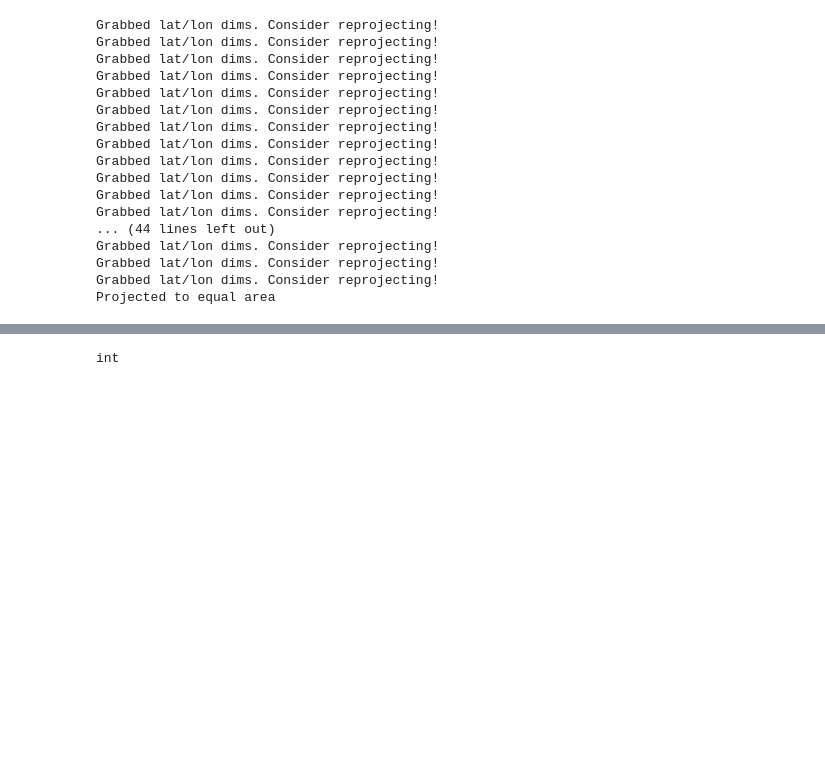
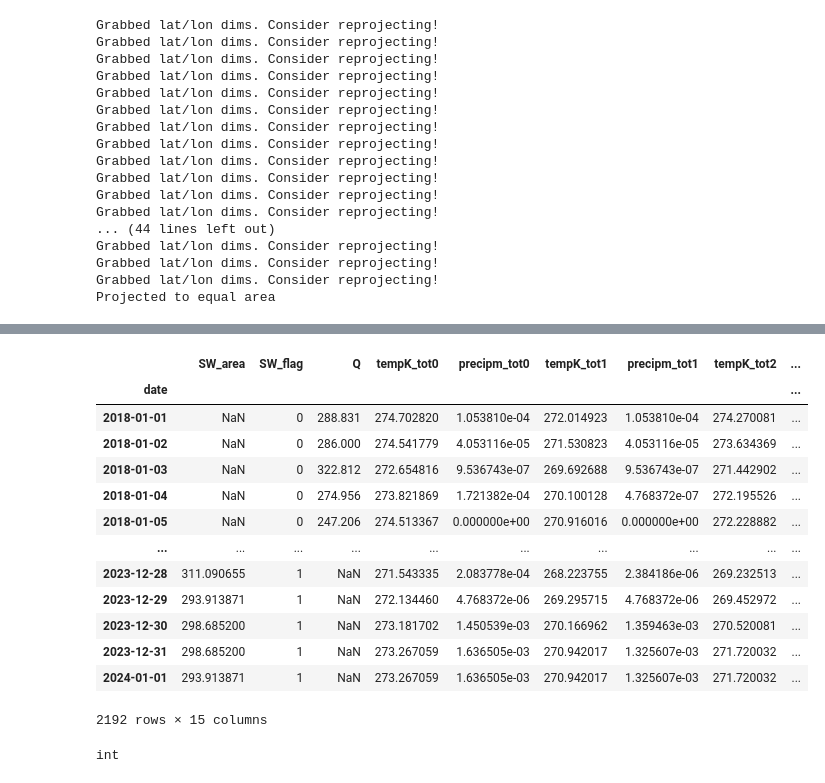
Before and after one commit to ascheliga/CYGNSS-GRACE, a Jupyter notebook: notebooks/scratchwork_LSTM_pre_processing.ipynb, the cells around one changed output, grey strips where cells are left out. Saved outputs shown, nothing was run; the diff lists cells and outputs as text; code cells hidden in the pictures; blank space fills up the shorter version.

```diff
--- a/notebooks/scratchwork_LSTM_pre_processing.ipynb
+++ b/notebooks/scratchwork_LSTM_pre_processing.ipynb
@@ -166,6 +209,6 @@ _ex2     POLYGON ((-109.31670 37.98330, -109.31250 37.9...
 Name: geometry, dtype: geometry
 # %%
-def add_era5_met_data_by_shp(input_gpd,col_suffix = "",start_year=-1,stop_year_ex=-1):
+def add_era5_met_data_by_shp(input_gpd,met_dir,col_suffix = "",start_year=-1,stop_year_ex=-1):
     """
     Load areal aggregated temp and precip based on provided gpd.
 
@@ -214,7 +257,7 @@ def add_era5_met_data_by_shp(input_gpd,col_suffix = "",start_year=-1,stop_year_e
     met_df = pd.concat([tempK_1dim, precip_1dim],axis=1).add_suffix(col_suffix)
     return met_df
 # %%
-met_list = list(map(lambda idx: add_era5_met_data_by_shp(all_shps.loc[[idx]],idx),all_shps.index[:2]))
+met_list = list(map(lambda idx: add_era5_met_data_by_shp(all_shps.loc[[idx]],met_dir=met_dir,col_suffix=idx),all_shps.index[:2]))
 # %% [output]
 Grabbed lat/lon dims. Consider reprojecting!
 Grabbed lat/lon dims. Consider reprojecting!
@@ -241,6 +298,23 @@ output_df
 output_df.interpolate(
         method="linear", axis=0, inplace=True  , limit=7
     )  # interpolate missing interior values
-output_df.bfill(inplace=True, limit=2)  # backfill missing first precip value
+# output_df.bfill(inplace=True, limit=2)  # backfill missing first precip value
 output_df.index.name = 'date'
+# %%
+output_df
+# %% [output]
+|  | SW_area | SW_flag | Q | tempK_tot0 | precipm_tot0 | tempK_tot1 | precipm_tot1 | tempK_tot2 | ... |
+| date |  |  |  |  |  |  |  |  | ... |
+| 2018-01-01 | NaN | 0 | 288.831 | 274.702820 | 1.053810e-04 | 272.014923 | 1.053810e-04 | 274.270081 | ... |
+| 2018-01-02 | NaN | 0 | 286.000 | 274.541779 | 4.053116e-05 | 271.530823 | 4.053116e-05 | 273.634369 | ... |
+| 2018-01-03 | NaN | 0 | 322.812 | 272.654816 | 9.536743e-07 | 269.692688 | 9.536743e-07 | 271.442902 | ... |
+| 2018-01-04 | NaN | 0 | 274.956 | 273.821869 | 1.721382e-04 | 270.100128 | 4.768372e-07 | 272.195526 | ... |
+| 2018-01-05 | NaN | 0 | 247.206 | 274.513367 | 0.000000e+00 | 270.916016 | 0.000000e+00 | 272.228882 | ... |
+| ... | ... | ... | ... | ... | ... | ... | ... | ... | ... |
+| 2023-12-28 | 311.090655 | 1 | NaN | 271.543335 | 2.083778e-04 | 268.223755 | 2.384186e-06 | 269.232513 | ... |
+| 2023-12-29 | 293.913871 | 1 | NaN | 272.134460 | 4.768372e-06 | 269.295715 | 4.768372e-06 | 269.452972 | ... |
+| 2023-12-30 | 298.685200 | 1 | NaN | 273.181702 | 1.450539e-03 | 270.166962 | 1.359463e-03 | 270.520081 | ... |
+| 2023-12-31 | 298.685200 | 1 | NaN | 273.267059 | 1.636505e-03 | 270.942017 | 1.325607e-03 | 271.720032 | ... |
+| 2024-01-01 | 293.913871 | 1 | NaN | 273.267059 | 1.636505e-03 | 270.942017 | 1.325607e-03 | 271.720032 | ... |
+2192 rows × 15 columns
 # %%
```
Also changed, not shown: parts of 9 cells of this notebook.
